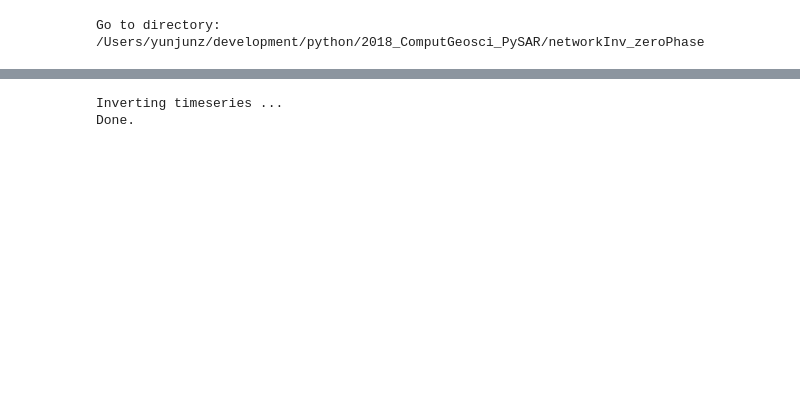
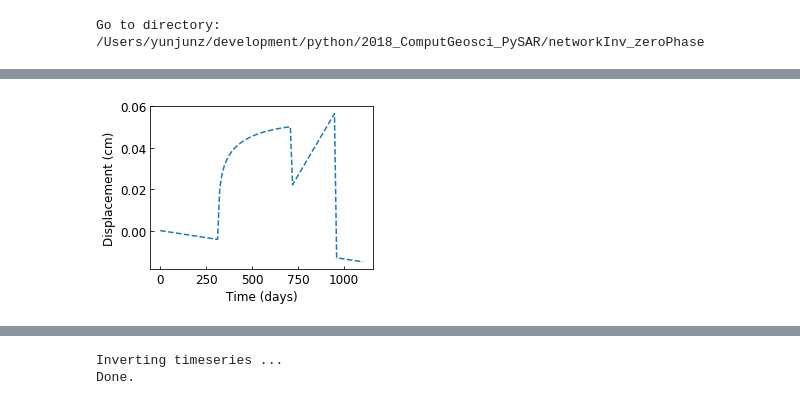
Before and after one commit to geodesymiami/Yunjun_et_al-2019-MintPy, a Jupyter notebook: networkInv_zeroPhase.ipynb, the cells around one changed output, grey strips where cells are left out. Drawn from its saved outputs; the diff is of its cells as text; code cells hidden in the pictures; blank space fills up the shorter version.

```diff
--- a/networkInv_zeroPhase.ipynb
+++ b/networkInv_zeroPhase.ipynb
@@ -12,6 +12,11 @@ from pysar.simulation.plot import *
 from pysar import ifgram_inversion as ifginv
 
 
+re_generate_noise = False
+lin_velocity = False
+display = True
+
+
 work_dir = '/Users/yunjunz/development/python/2018_ComputGeosci_PySAR/networkInv_zeroPhase'
 if not os.path.isdir(work_dir):
     os.makedirs(work_dir)
@@ -23,7 +28,7 @@ ref_dir = '/Users/yunjunz/insarlab/PYSAR_EXAMPLE/AlcedoSenDT128/PYSAR'
 pts_yx = [290, 415]
 sensorName = sensor.project_name2sensor(ref_dir)[0]
 
-def plot_invert_timeseries(ax, data_list, label_list, ylim=[-2, 12]):
+def plot_invert_timeseries(ax, data_list, label_list, ylim=None):
     ax.plot(dates, list(data_list[0]*100.0),
             '--', lw=3, label=label_list[0], color=pp.mplColors[0])
     for data, label, i in zip(data_list[1:],
@@ -36,8 +41,12 @@ def plot_invert_timeseries(ax, data_list, label_list, ylim=[-2, 12]):
     ax.set_ylabel('LOS Displacement (cm)', fontsize=font_size)
     #ax.yaxis.set_label_position("right")
     #ax.yaxis.tick_right()
-    ax.set_ylim(ylim)
-    ax.legend(frameon=False, fontsize=font_size)
+    if ylim is not None:
+        ax.set_ylim(ylim)
+    handles, labels = ax.get_legend_handles_labels()
+    handles = [handles[1], handles[2], handles[0]]
+    labels = [labels[1], labels[2], labels[0]]
+    ax.legend(handles, labels, loc="upper left", frameon=False, fontsize=font_size)
     return ax
 # %% [output]
 Go to directory: /Users/yunjunz/development/python/2018_ComputGeosci_PySAR/networkInv_zeroPhase
@@ -50,19 +59,34 @@ pbase_list = ts_obj.pbase.tolist()
 tbase_list = ts_obj.tbase.tolist()
 tbase_diff = np.diff(np.array(ptime.date_list2tbase(date_list)[0], np.float32) / 365.25).reshape(-1, 1)
 dates, datevector = ptime.date_list2vector(date_list)
+tbase = np.array(ts_obj.tbase)
 
 ts_obj.save2bl_list_file(out_file='bl_list.txt')
 
-## 1. Linear velocity to timeseries
+## 1. Simulate timeseries
 TS_TXT_FILE = 'timeseries'
-ts_sim = sim.velocity2timeseries(date_list, vel=0.01, display=False)
+if lin_velocity:
+    # Opt 1 - Linear velocity
+    ts_sim = sim.velocity2timeseries(date_list, vel=0.01, display=False)
+else:
+    # Opt 2 - Time variable
+    ts_sim = np.zeros(tbase.shape, np.float32)
+    idx1 = 20
+    ts_sim[idx1:] = 0.01 * np.log(tbase[idx1:] - tbase[idx1-1])
+    idx2 = 50
+    ts_sim[idx2:] = 0.03 + 0.06 * (tbase[idx2:] - tbase[idx2-1]) / 365.25
+    idx3 = 70
+    ts_sim[idx3:] = 0.
+    ts_sim += tbase * -0.005 / 365.25
+
 np.save(TS_TXT_FILE, np.hstack((np.array(date_list).reshape(-1,1), ts_sim.reshape(-1,1))))
 print('save range change time series to file.')
 
-display = False
+
 if display:
     fig, ax = plt.subplots(figsize=[4, 3])
-    ax.scatter(tbase_list, ts_sim*100.0, s=marker_size**2)
+    #ax.scatter(tbase_list, ts_sim*100.0, s=marker_size**2)
+    ax.plot(tbase, ts_sim, '--')
     ax.set_xlabel('Time (days)', fontsize=font_size)
     ax.set_ylabel('Displacement (cm)', fontsize=font_size)
     #ax.set_xlim([-200,2900])
@@ -78,58 +102,8 @@ if display:
     ax.set_ylabel('Perpendicular Baseline (m)',fontsize=font_size)
     #ax.set_xlim([-200,2900])
     ax.tick_params(direction='in', labelsize=font_size)
-    plt.savefig('BaselineHistory'+fig_ext, bbox_inches='tight', dpi=fig_dpi)
+    #plt.savefig('BaselineHistory'+fig_ext, bbox_inches='tight', dpi=fig_dpi)
     plt.show()
-
-# Read coherence/date12_list from reference file
-stack_obj = ifgramStack(os.path.join(ref_dir, 'INPUTS/ifgramStack.h5'))
-stack_obj.open()
-geom_obj = geometry(os.path.join(ref_dir, 'INPUTS/geometryRadar.h5'))
-inc_angle = np.nanmean(geom_obj.read(datasetName='incidenceAngle'))
-
-date12_list = stack_obj.date12List                # use pairs from data file
-date12_list = pnet.select_pairs_all(date_list)    # use all pairs for demonstration
-date12_list = ptime.yyyymmdd_date12(date12_list)
-
-box = (pts_yx[1], pts_yx[0], pts_yx[1]+1, pts_yx[0]+1)
-coh = stack_obj.read(datasetName='coherence', box=box)
-
-coh = pnet.simulate_coherence(date12_list,
-                              baseline_file='bl_list.txt',
-                              sensor_name=sensorName,
-                              inc_angle=inc_angle,
-                              decor_time=200.0,
-                              coh_resid=0.2)
-
-# Simulate coherence/date12_list
-
-if display:
-    fig, ax = plt.subplots(figsize=[4, 3])
-    ax = pp.plot_coherence_matrix(ax, date12_list, coh.tolist())
-    plt.show()
-
-print('simulate unwrapped phase')
-wvl = sensor.wavelength('Sen')
-range2phase = -4.0 * np.pi / wvl
-ifgram_sim = sim.timeseries2ifgram(ts_sim, date_list, date12_list, wvl=wvl, display=display)
-
-print('simulate decorrelation noise')
-L = int(stack_obj.metadata['ALOOKS']) * int(stack_obj.metadata['RLOOKS'])
-decor_noise_file = 'decor_noise.npy'
-re_generate_noise = True
-if re_generate_noise or not os.path.isfile(decor_noise_file):
-    decor_sim = sim.simulate_decorrelation_noises(date12_list, coh, L=L, display=display)
-    np.save(decor_noise_file, decor_sim)
-else:
-    decor_sim = np.load(decor_noise_file)
-
-# ifgram with decor noise
-ifgram_comb = ifgram_sim + decor_sim
-
-min_coh = 0.4
-if min_coh != 0.:
-    ifgram_comb[coh<min_coh] = 0.
-
 print('Done.')
 # %% [output]
 open timeseries file: timeseries.h5
@@ -143,0 +112 @@ Done.
+[figure, added]
```
Also changed, not shown: parts of 8 cells of this notebook, 2 other files.
